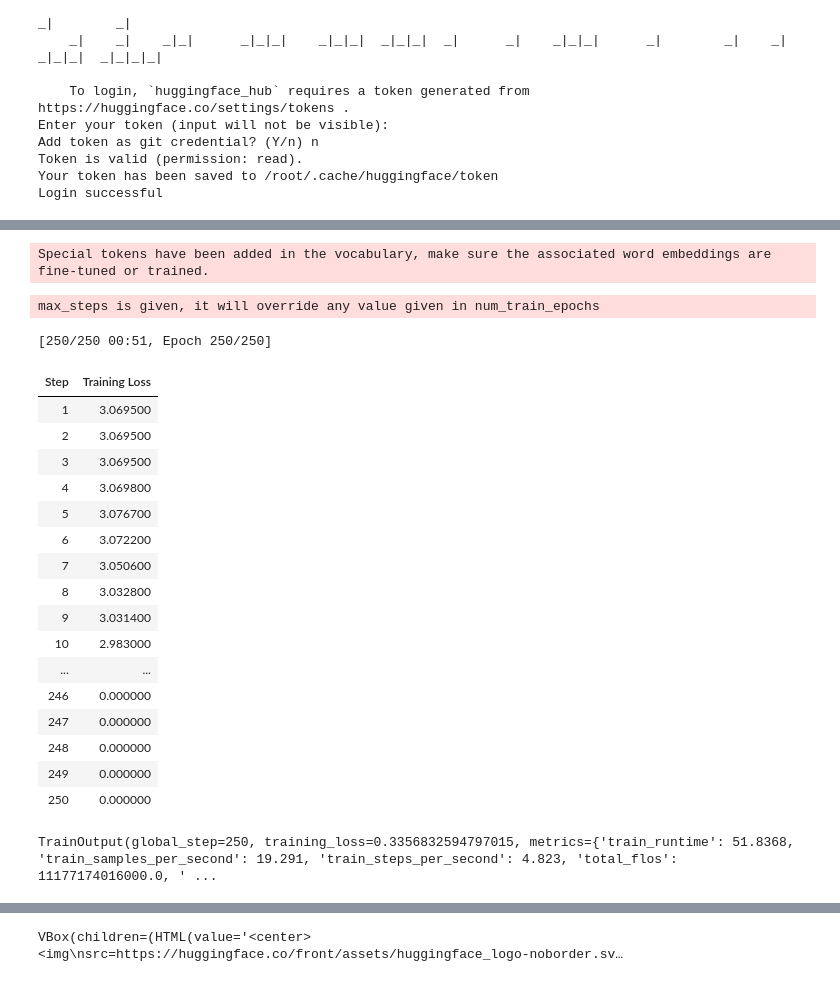
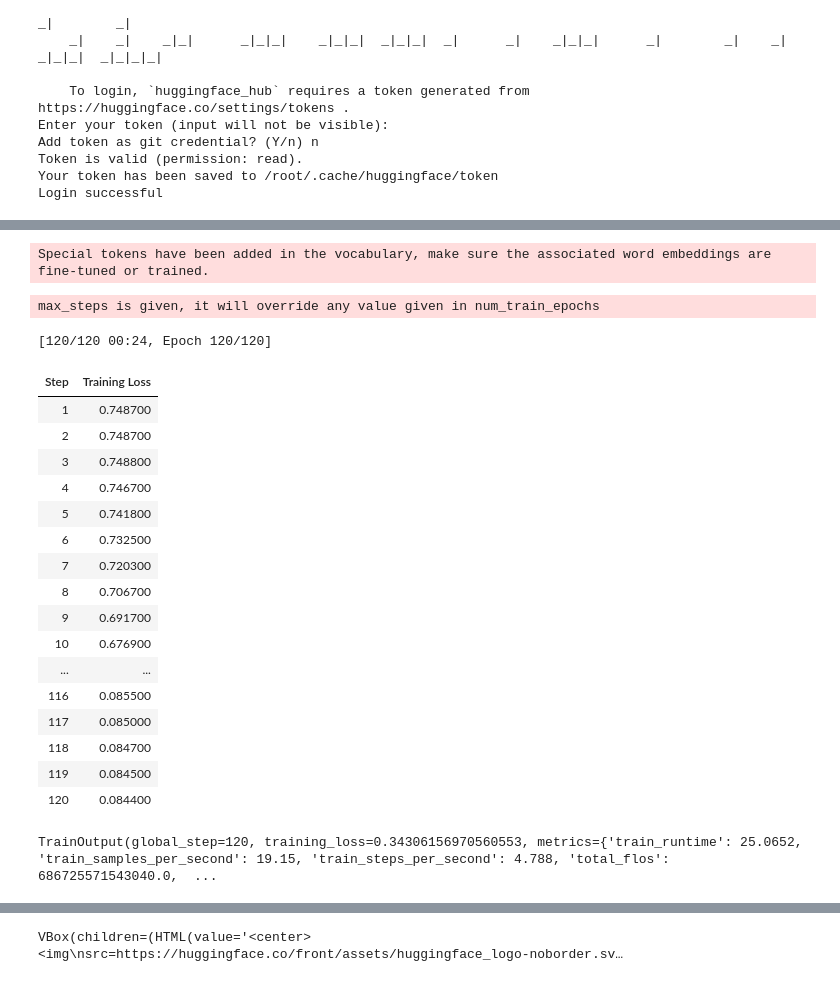
Before and after one commit to jlonge4/gen_ai_utils, a Jupyter notebook: Phi3_toxicity.ipynb, the cells around one changed output, grey strips where cells are left out. Drawn from its saved outputs; the diff is of its cells as text; code cells hidden in the pictures.

```diff
--- a/Phi3_toxicity.ipynb
+++ b/Phi3_toxicity.ipynb
@@ -201,6 +197,6 @@ df_train = pd.DataFrame({'prompt': prompt_data, 'label': label_data})
 # %%
 from datasets import Dataset
-hf_dataset = Dataset.from_dict({'prompt': prompt_data.to_list(), 'label': label_data.to_list()})
+hf_dataset = Dataset.from_dict({'prompt': df_sample['input'].to_list(), 'label': df_sample['toxic'].to_list()})
 # %%
 model
 # %% [output]
@@ -226,60 +226,84 @@ from peft import LoraConfig
 
 lora_config = LoraConfig(
     r=16,
+    lora_dropout=0.1,
+    lora_alpha=32,
     target_modules=["q_proj", "o_proj", "k_proj", "v_proj"],#target_modules=["q_proj", "v_proj"],
     task_type="CAUSAL_LM",
 )
-# %%
-def formatting_func(example):
-    chat = f"<|user|>{example['prompt'][0]}<|end|><|assistant|>{example['label'][0]}"
-    text = tokenizer.apply_chat_template(chat, tokenize=False, add_generation_prompt=True)
-    return [text]
+# %%
+def formatting_func(example):
+    # chat = f"<|user|>{example['prompt'][0]}<|end|><|assistant|>{example['label'][0]}"
+    input = f"""
+    You are examining written text content. Here is the text:
+        [BEGIN DATA]
+        ************
+        [Text]: {example['prompt'][0]}
+        ************
+        [END DATA]
+
+    Examine the text and determine  whether the text is toxic or not. Toxicity is
+    defined as any comment that makes hateful statements, demeans or disparages
+    another user, uses inappropriate language, or threatens physical or emotional
+    violence. Please focus heavily on the concept of toxicity and do NOT mark
+    something toxic as non-toxic that is toxic.
+
+    Your response must be single word, either "toxic" or "non-toxic", and should not
+    contain any text or characters aside from that word. "toxic" means that the text
+    meets the definition of toxic. "non-toxic" means the text does not contain any
+    words, sentiments or meaning that could be considered toxic."""
+    messages = [
+        {"role": "user", "content": input},
+        {"role": "assistant", "content": str(example['label'][0])}
+    ]
+    text = tokenizer.apply_chat_template(messages, tokenize=False, add_generation_prompt=True, return_tensors='pt')
+    return [text]
 # %%
 torch.cuda.empty_cache()
 # %%
 import transformers
 from trl import SFTTrainer
 
 trainer = SFTTrainer(
     model=model,
     train_dataset=hf_dataset,
     args=transformers.TrainingArguments(
         per_device_train_batch_size=1,
         gradient_accumulation_steps=4,
         warmup_steps=10,
-        max_steps=250,
-        learning_rate=2e-4,
+        max_steps=120,
+        learning_rate=5e-5,
         fp16=True,
         logging_steps=1,
         output_dir="outputs",
         optim="paged_adamw_8bit",
     ),
     peft_config=lora_config,
     formatting_func=formatting_func,
 )
 trainer.train()
 # %% [output]
 Special tokens have been added in the vocabulary, make sure the associated word embeddings are fine-tuned or trained.
 max_steps is given, it will override any value given in num_train_epochs
-[250/250 00:51, Epoch 250/250]
+[120/120 00:24, Epoch 120/120]
 | Step | Training Loss |
-| 1 | 3.069500 |
-| 2 | 3.069500 |
-| 3 | 3.069500 |
-| 4 | 3.069800 |
-| 5 | 3.076700 |
-| 6 | 3.072200 |
-| 7 | 3.050600 |
-| 8 | 3.032800 |
-| 9 | 3.031400 |
-| 10 | 2.983000 |
+| 1 | 0.748700 |
+| 2 | 0.748700 |
+| 3 | 0.748800 |
+| 4 | 0.746700 |
+| 5 | 0.741800 |
+| 6 | 0.732500 |
+| 7 | 0.720300 |
+| 8 | 0.706700 |
+| 9 | 0.691700 |
+| 10 | 0.676900 |
 | ... | ... |
-| 246 | 0.000000 |
-| 247 | 0.000000 |
-| 248 | 0.000000 |
-| 249 | 0.000000 |
-| 250 | 0.000000 |
+| 116 | 0.085500 |
+| 117 | 0.085000 |
+| 118 | 0.084700 |
+| 119 | 0.084500 |
+| 120 | 0.084400 |
-TrainOutput(global_step=250, training_loss=0.3356832594797015, metrics={'train_runtime': 51.8368, 'train_samples_per_second': 19.291, 'train_steps_per_second': 4.823, 'total_flos': 11177174016000.0, ' ...
+TrainOutput(global_step=120, training_loss=0.34306156970560553, metrics={'train_runtime': 25.0652, 'train_samples_per_second': 19.15, 'train_steps_per_second': 4.788, 'total_flos': 686725571543040.0,  ...
 # %%
 def format_input(text):
     input = f"""
```
Also changed, not shown: parts of 32 cells of this notebook.
